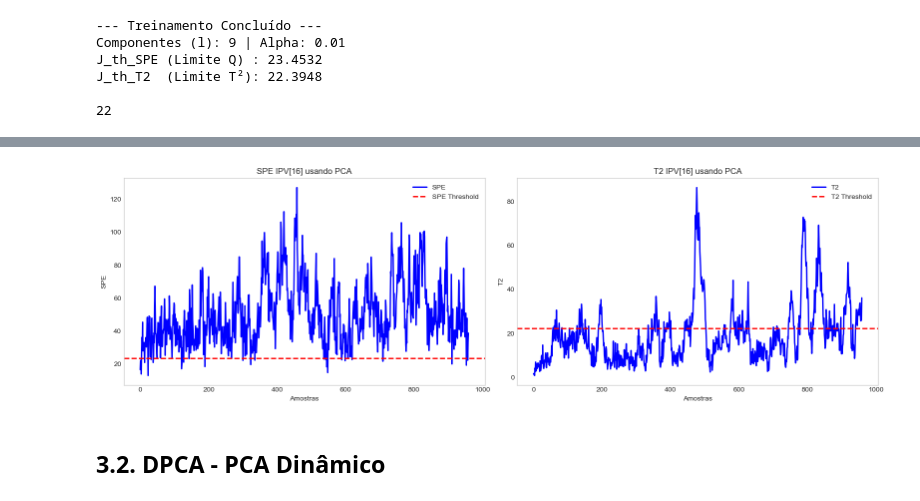
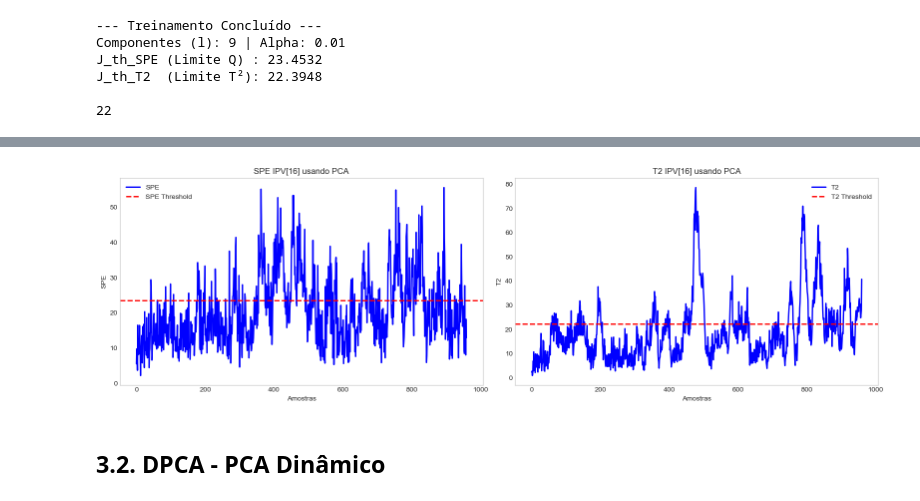
Before and after one commit to SauloJose/SistemasInteligentes2026, a Jupyter notebook: Atividade 3 - Identificação de Falhas/DiagnosticoProblema.ipynb, the cells around one changed output, grey strips where cells are left out. Saved outputs shown, nothing was run; the diff lists cells and outputs as text; code cells hidden in the pictures.

```diff
--- a/Atividade 3 - Identificação de Falhas/DiagnosticoProblema.ipynb
+++ b/Atividade 3 - Identificação de Falhas/DiagnosticoProblema.ipynb
@@ -600,7 +616,7 @@ Taxa de Alarme Falso (FAR) em Condições Normais: 5.62%
 # %%
-pca_monitor.plot_statistics(SPE_for_fault,T2_for_fault, id=16)
+pca_monitor.plot_statistics(SPE_for_fault_pca,T2_for_fault_pca, id=16)
 # %% [output]
-[figure, old version]
+[figure, new version]
 # %% [markdown]
 ## 3.2. DPCA - PCA Dinâmico
 # %% [markdown]
```
Also changed, not shown: parts of 11 cells of this notebook, 28 other files.
